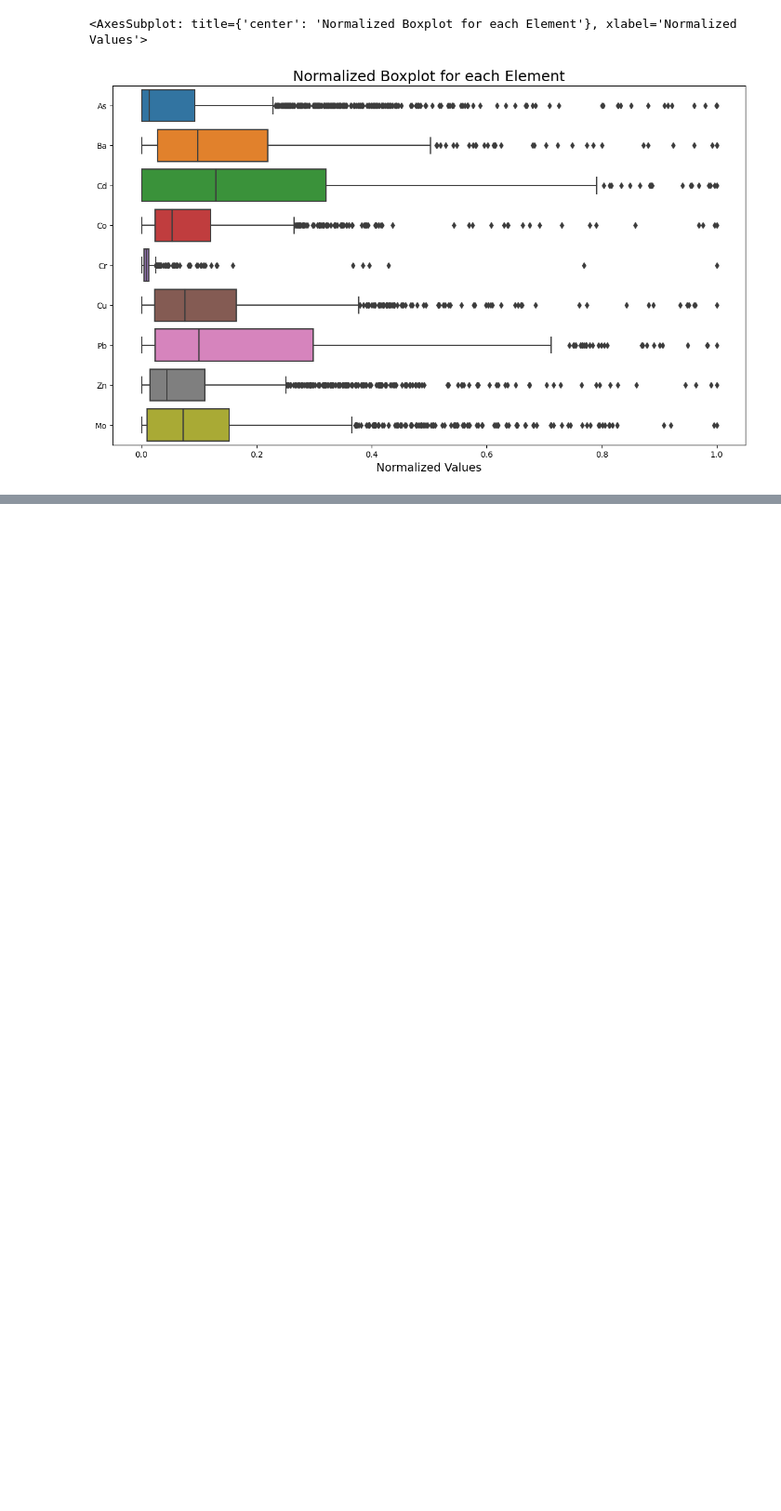
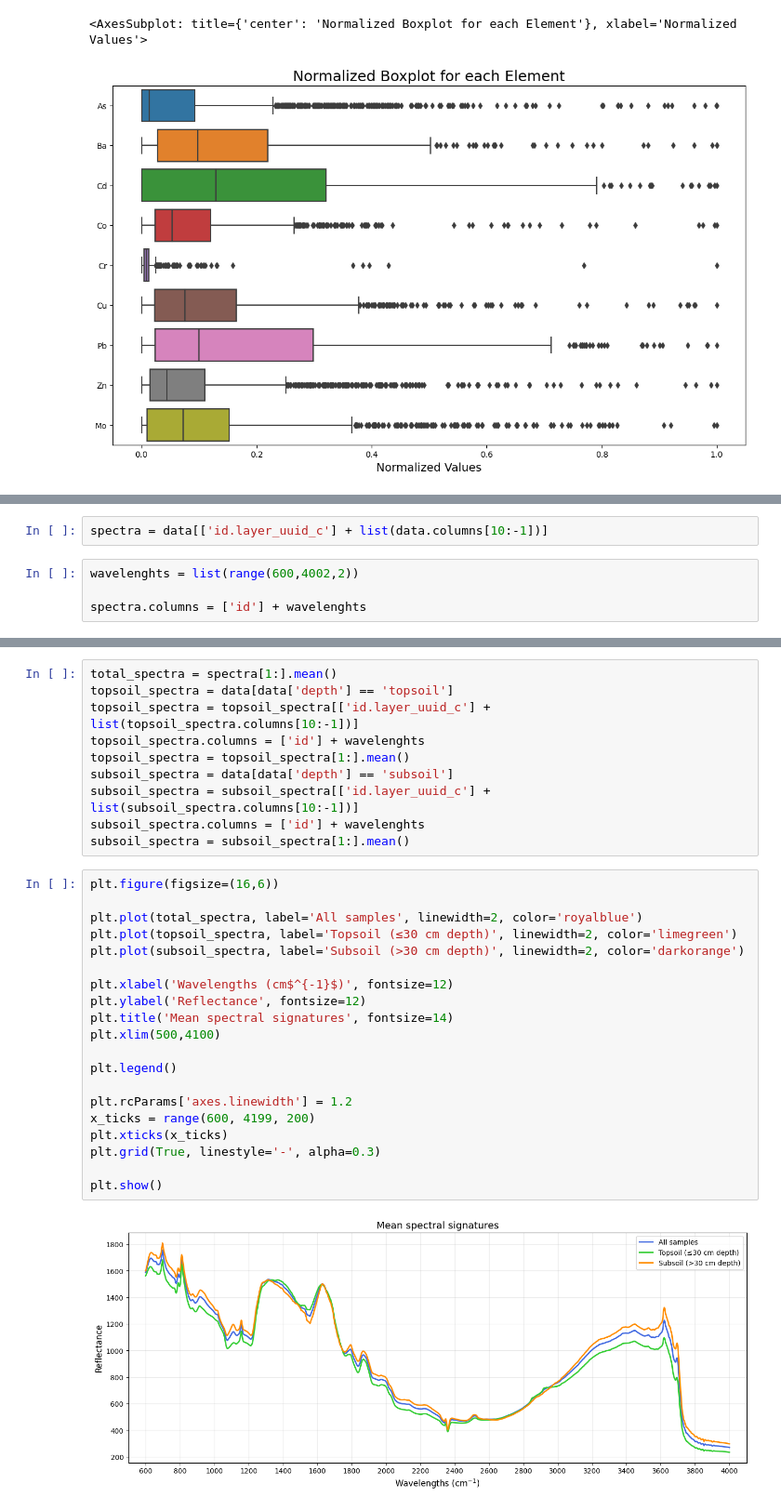
Before and after one commit to angelomaia/discretization-soil-spectroscopy, a Jupyter notebook: contents_data_analysis.ipynb, the cells around one changed output, grey strips where cells are left out. Shown at 93% size. Saved outputs shown, nothing was run; the diff lists cells and outputs as text; blank space fills up the shorter version.

```diff
--- a/contents_data_analysis.ipynb
+++ b/contents_data_analysis.ipynb
@@ -29,0 +147,6 @@ ax
+# %%
+spectra = data[['id.layer_uuid_c'] + list(data.columns[10:-1])]
+# %%
+wavelenghts = list(range(600,4002,2))
+
+spectra.columns = ['id'] + wavelenghts
@@ -29,0 +164,32 @@ ax
+# %%
+total_spectra = spectra[1:].mean()
+topsoil_spectra = data[data['depth'] == 'topsoil']
+topsoil_spectra = topsoil_spectra[['id.layer_uuid_c'] + list(topsoil_spectra.columns[10:-1])]
+topsoil_spectra.columns = ['id'] + wavelenghts
+topsoil_spectra = topsoil_spectra[1:].mean()
+subsoil_spectra = data[data['depth'] == 'subsoil']
+subsoil_spectra = subsoil_spectra[['id.layer_uuid_c'] + list(subsoil_spectra.columns[10:-1])]
+subsoil_spectra.columns = ['id'] + wavelenghts
+subsoil_spectra = subsoil_spectra[1:].mean()
+# %%
+plt.figure(figsize=(16,6))
+
+plt.plot(total_spectra, label='All samples', linewidth=2, color='royalblue')
+plt.plot(topsoil_spectra, label='Topsoil (≤30 cm depth)', linewidth=2, color='limegreen')
+plt.plot(subsoil_spectra, label='Subsoil (>30 cm depth)', linewidth=2, color='darkorange')
+
+plt.xlabel('Wavelengths (cm$^{-1}$)', fontsize=12)
+plt.ylabel('Reflectance', fontsize=12)
+plt.title('Mean spectral signatures', fontsize=14)
+plt.xlim(500,4100)
+
+plt.legend()
+
+plt.rcParams['axes.linewidth'] = 1.2
+x_ticks = range(600, 4199, 200)
+plt.xticks(x_ticks)
+plt.grid(True, linestyle='-', alpha=0.3)
+
+plt.show()
+# %% [output]
+[figure, added]
```
Also changed, not shown: parts of 10 cells of this notebook, 2 other files.
